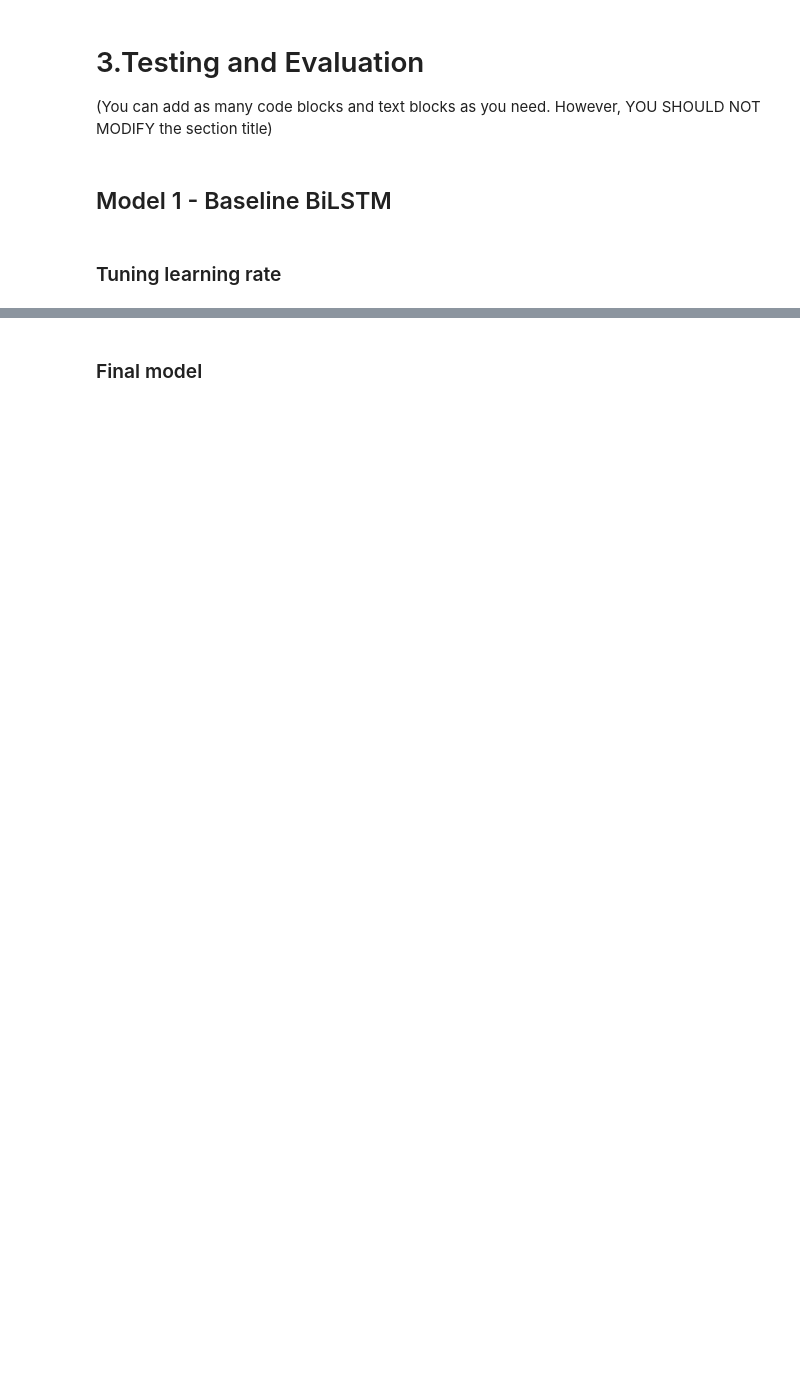
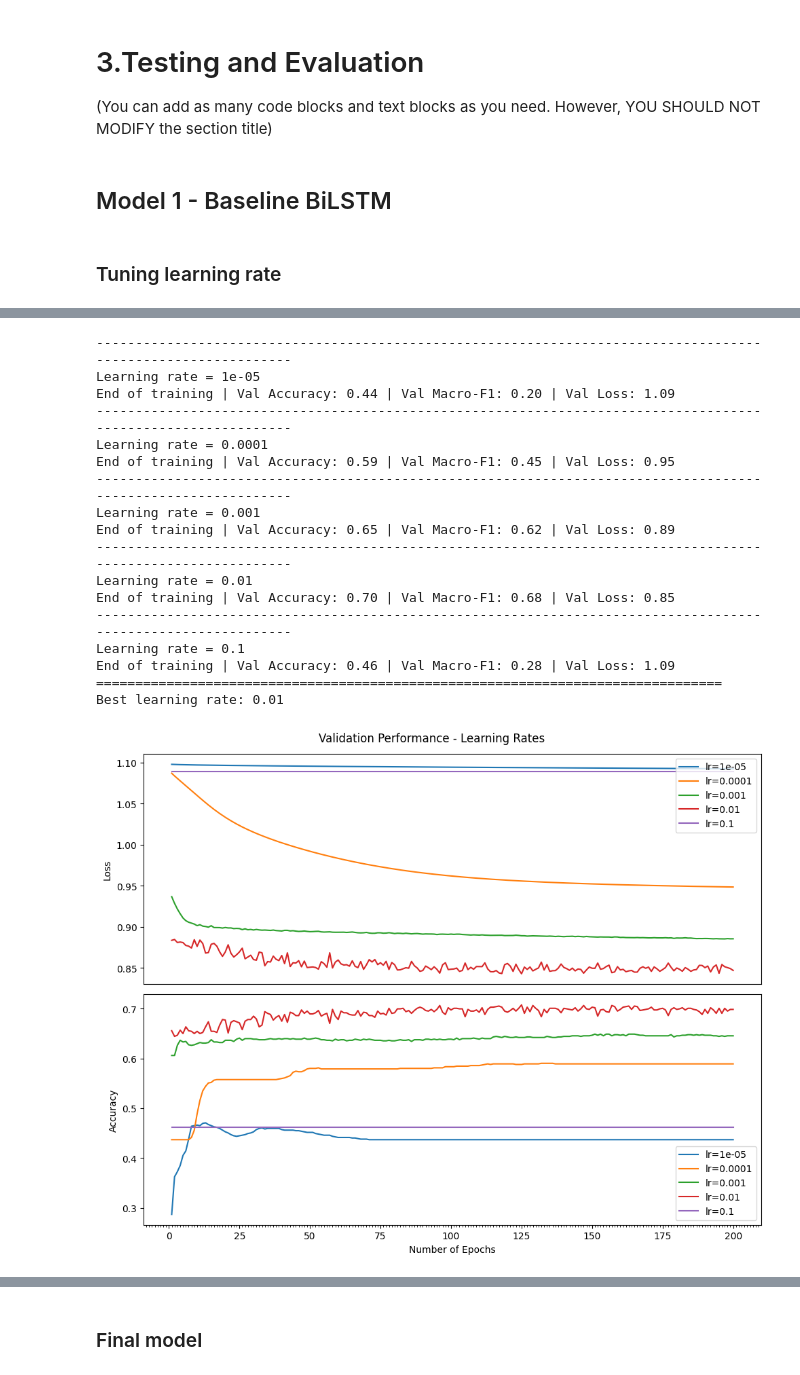
Before and after one commit to milanaveed/cits4012_project, a Jupyter notebook: 4012_测试 (1).ipynb, the cells around one changed output, grey strips where cells are left out. Cells and saved outputs as stored; diff of their text form; code cells hidden in the pictures; blank space fills up the shorter version.

```diff
--- a/4012_测试 (1).ipynb
+++ b/4012_测试 (1).ipynb
@@ -903 +900,81 @@ Best learning rate: 1e-05
+# %%
+
+# TODO: 如果有时间，加入scheduler
+lr_options = [0.00001, 0.0001, 0.001, 0.01, 0.1]
+best_lr = None
+best_val_loss = float("inf")
+num_epochs = 200
+
+
+model1 = Model1(
+    input_dim=X_train_t.shape[2],
+    hidden_dim=128,
+    output_dim=3,
+    num_layers=2,
+    dropout=0.3,
+).to(device)
+
+criterion = nn.CrossEntropyLoss()
+
+
+fig, (ax1, ax2) = plt.subplots(2, 1, figsize=(
+    10, 8), sharex=True, tight_layout=True)
+fig.set_constrained_layout_pads(hspace=0.0, h_pad=0.0)
+
+for lr in lr_options:
+    print("-" * 110)
+    print(f"Learning rate = {lr}")
+
+    optimizer = optim.Adagrad(model1.parameters(), lr=lr)
+    val_losses, val_accuracies = train_and_evaluate(
+        model1, criterion, optimizer, num_epochs, verbose=False
+    )
+    ax1.plot(range(1, num_epochs + 1), val_losses, label="lr=" + str(lr))
+    ax2.plot(range(1, num_epochs + 1), val_accuracies, label="lr=" + str(lr))
+
+    val_loss, val_accuracy, val_f1 = evaluate(model1, val_loader1)
+    # print('-' * 89)
+    print(f"End of training | Val Accuracy: {val_accuracy:.2f} | Val Macro-F1: {
+        val_f1:.2f} | Val Loss: {val_loss:.2f}")
+    # print('-' * 89)
+
+    if val_loss < best_val_loss:
+        best_val_loss = val_loss
+        best_lr = lr
+
+print("=" * 80)
+
+print(f"Best learning rate: {best_lr}")
+
+
+ax1.set_ylabel("Loss")
+ax1.tick_params(axis='x', which='both',
+                bottom=False)  # turn off major & minor ticks on the bottom
+ax1.legend(loc="upper right")
+ax2.set_xlabel("Number of Epochs")
+ax2.set_ylabel("Accuracy")
+ax2.legend(loc="lower right")
+ax2.xaxis.set_minor_locator(MultipleLocator(5))
+fig.suptitle("Validation Performance - Learning Rates")
+save_fig('model1_learning_rate')
+plt.show()
+# %% [output]
+--------------------------------------------------------------------------------------------------------------
+Learning rate = 1e-05
+End of training | Val Accuracy: 0.44 | Val Macro-F1: 0.20 | Val Loss: 1.09
+--------------------------------------------------------------------------------------------------------------
+Learning rate = 0.0001
+End of training | Val Accuracy: 0.59 | Val Macro-F1: 0.45 | Val Loss: 0.95
+--------------------------------------------------------------------------------------------------------------
+Learning rate = 0.001
+End of training | Val Accuracy: 0.65 | Val Macro-F1: 0.62 | Val Loss: 0.89
+--------------------------------------------------------------------------------------------------------------
+Learning rate = 0.01
+End of training | Val Accuracy: 0.70 | Val Macro-F1: 0.68 | Val Loss: 0.85
+--------------------------------------------------------------------------------------------------------------
+Learning rate = 0.1
+End of training | Val Accuracy: 0.46 | Val Macro-F1: 0.28 | Val Loss: 1.09
+================================================================================
+Best learning rate: 0.01
+[figure, added]
 # %% [markdown]
```
Also changed, not shown: parts of 20 cells of this notebook, 2 other files.
